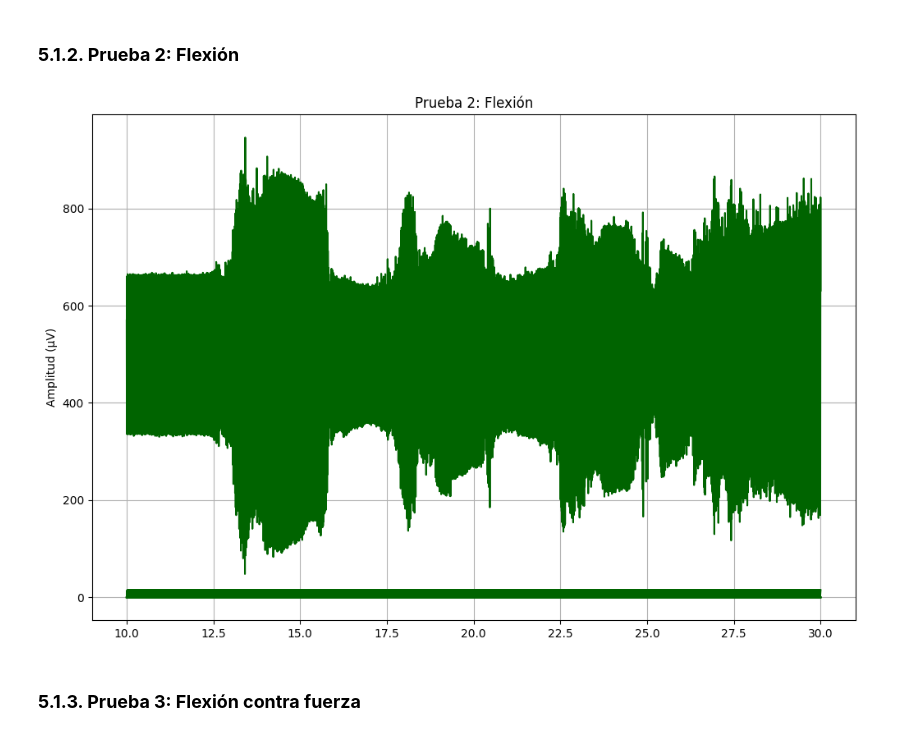
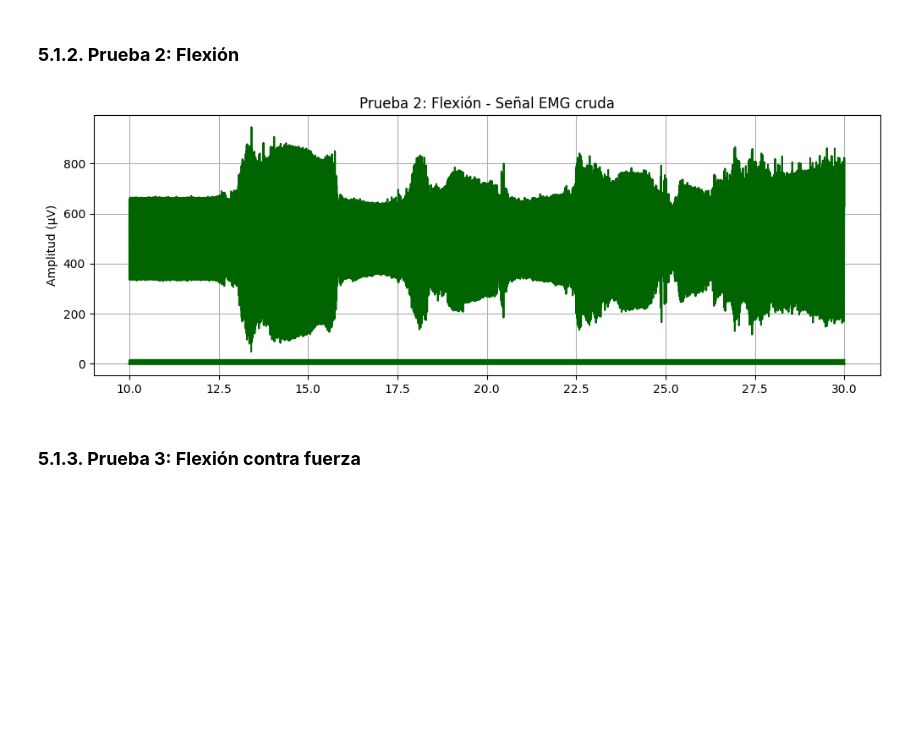
Before and after one commit to Andres-Landeo/GRUPO-09-ISB-2025-II, a Jupyter notebook: Laboratorios/Laboratorio 3 - Adquisición de señales EMG con BITalino/Informe.ipynb, the cells around one changed output. Drawn from its saved outputs; the diff is of its cells as text; code cells hidden in the pictures; blank space fills up the shorter version.

```diff
--- a/Laboratorios/Laboratorio 3 - Adquisición de señales EMG con BITalino/Informe.ipynb
+++ b/Laboratorios/Laboratorio 3 - Adquisición de señales EMG con BITalino/Informe.ipynb
@@ -89,15 +89,16 @@ plt.show()
 # %%
 # Prueba 2: Flexión
 inicio = int(10 * Fs)
 fin    = int(30 * Fs)
-plt.figure(figsize=(12, 8))
+
+plt.figure(figsize=(12, 4))
 plt.plot(t[inicio:fin], emg1[inicio:fin], color="darkgreen")
-plt.title("Prueba 2: Flexión")
+plt.title("Prueba 2: Flexión - Señal EMG cruda")
 plt.ylabel("Amplitud (µV)")
 plt.grid(True)
 plt.show()
 # %% [output]
-[figure, old version]
+[figure, new version]
 # %% [markdown]
 ### **5.1.3. Prueba 3: Flexión contra fuerza**
 # %%
```
Also changed, not shown: parts of 15 cells of this notebook.
